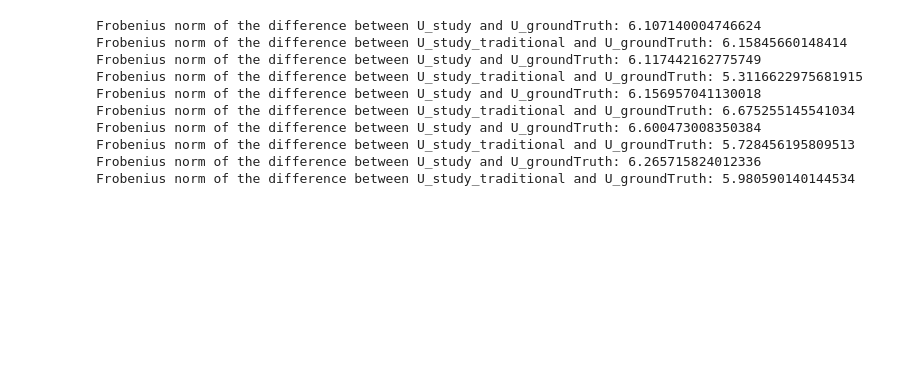
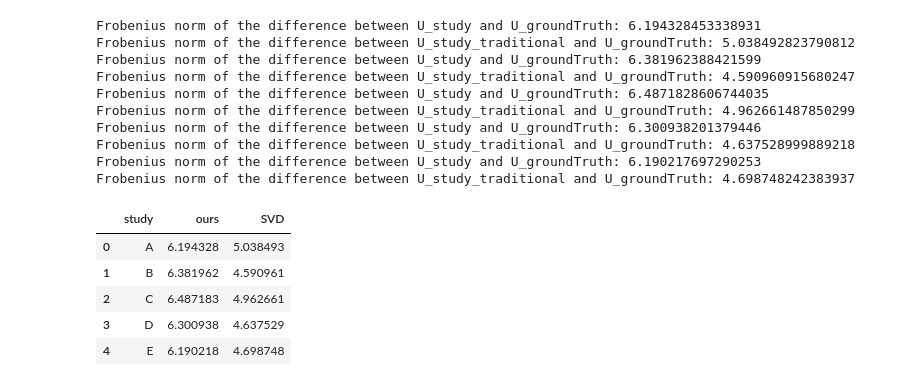
Before and after one commit to ysc12451/curatedMetagenomicDataAnalyses, a Jupyter notebook: notebook/visz.ipynb, the cells around one changed output. Saved outputs shown, nothing was run; the diff lists cells and outputs as text; code cells hidden in the pictures; blank space fills up the shorter version.

```diff
--- a/notebook/visz.ipynb
+++ b/notebook/visz.ipynb
@@ -10,8 +11,9 @@ from tools.pre_visz import pre_visz
 # %%
-study_decompositions, study_decompositions_traditional, sim_study_groundTruth = pre_visz(
-        matrix_data_path = "./dataset/sim_matrix_data.csv",
-        study_names_path = "./dataset/sim_study_name.csv",
-        study_ground_truth_path  ="./dataset/sim_study_groundTruth.json",
+study_decompositions, study_decompositions_traditional, sim_study_groundTruth_Us, sim_study_ground_truth_V, optimized_V = pre_visz(
+        matrix_data_path = "./dataset/simulation/avg_prop_5/sim_matrix_data.csv",
+        study_names_path = "./dataset/simulation/avg_prop_5/sim_study_name.csv",
+        study_ground_truth_path_Us  = "./dataset/simulation/avg_prop_5/Us.json",
+        study_ground_truth_path_V = "./dataset/simulation/avg_prop_5/V.json",
         optimized_V_path = "./output/sim/best_V.pt")
 unique_studies = study_decompositions.keys()
 # %% [output]
@@ -30,7 +37,7 @@ def plot_study_U(study):
     U_study = study_decompositions[study][0]
     U_study_traditional = study_decompositions_traditional[study][0]
     # U_difference = U_study - U_study_traditional
-    U_groundTruth = np.array(sim_study_groundTruth[study])
+    U_groundTruth = np.array(sim_study_groundTruth_Us[study])
 
     fig, axes = plt.subplots(1, 3, figsize=(15, 5))
 
@@ -66,38 +67,47 @@ for study in unique_studies:
 # %%
 from collections import defaultdict
 
 def com_loss(study):
     U_study = study_decompositions[study][0]
     U_study_traditional = study_decompositions_traditional[study][0]
     # U_difference = U_study - U_study_traditional
-    U_groundTruth = np.array(sim_study_groundTruth[study])
+    U_groundTruth = np.array(sim_study_groundTruth_Us[study])
     # Compute difference matrices
     diff_U_study = U_study - U_groundTruth
     diff_U_study_traditional = U_study_traditional - U_groundTruth
 
     # Compute Frobenius norms
     norm_U_study = np.linalg.norm(diff_U_study, 'fro')
     norm_U_study_traditional = np.linalg.norm(diff_U_study_traditional, 'fro')
 
     print(f"Frobenius norm of the difference between U_study and U_groundTruth: {norm_U_study}")
     print(f"Frobenius norm of the difference between U_study_traditional and U_groundTruth: {norm_U_study_traditional}")
 
     return norm_U_study, norm_U_study_traditional
 loss = defaultdict(list)
 
 for study in unique_studies:
     loss["study"].append(study)
     norm_U_study, norm_U_study_traditional = com_loss(study)
     loss["ours"].append(norm_U_study)
     loss["SVD"].append(norm_U_study_traditional)
+
+import pandas as pd
+pd.DataFrame(loss)
 # %% [output]
-Frobenius norm of the difference between U_study and U_groundTruth: 6.107140004746624
-Frobenius norm of the difference between U_study_traditional and U_groundTruth: 6.15845660148414
-Frobenius norm of the difference between U_study and U_groundTruth: 6.117442162775749
-Frobenius norm of the difference between U_study_traditional and U_groundTruth: 5.3116622975681915
-Frobenius norm of the difference between U_study and U_groundTruth: 6.156957041130018
-Frobenius norm of the difference between U_study_traditional and U_groundTruth: 6.675255145541034
-Frobenius norm of the difference between U_study and U_groundTruth: 6.600473008350384
-Frobenius norm of the difference between U_study_traditional and U_groundTruth: 5.728456195809513
-Frobenius norm of the difference between U_study and U_groundTruth: 6.265715824012336
-Frobenius norm of the difference between U_study_traditional and U_groundTruth: 5.980590140144534
+Frobenius norm of the difference between U_study and U_groundTruth: 6.194328453338931
+Frobenius norm of the difference between U_study_traditional and U_groundTruth: 5.038492823790812
+Frobenius norm of the difference between U_study and U_groundTruth: 6.381962388421599
+Frobenius norm of the difference between U_study_traditional and U_groundTruth: 4.590960915680247
+Frobenius norm of the difference between U_study and U_groundTruth: 6.4871828606744035
+Frobenius norm of the difference between U_study_traditional and U_groundTruth: 4.962661487850299
+Frobenius norm of the difference between U_study and U_groundTruth: 6.300938201379446
+Frobenius norm of the difference between U_study_traditional and U_groundTruth: 4.637528999889218
+Frobenius norm of the difference between U_study and U_groundTruth: 6.190217697290253
+Frobenius norm of the difference between U_study_traditional and U_groundTruth: 4.698748242383937
+|  | study | ours | SVD |
+| 0 | A | 6.194328 | 5.038493 |
+| 1 | B | 6.381962 | 4.590961 |
+| 2 | C | 6.487183 | 4.962661 |
+| 3 | D | 6.300938 | 4.637529 |
+| 4 | E | 6.190218 | 4.698748 |
```
Also changed, not shown: parts of 10 cells of this notebook, 4 other files.
